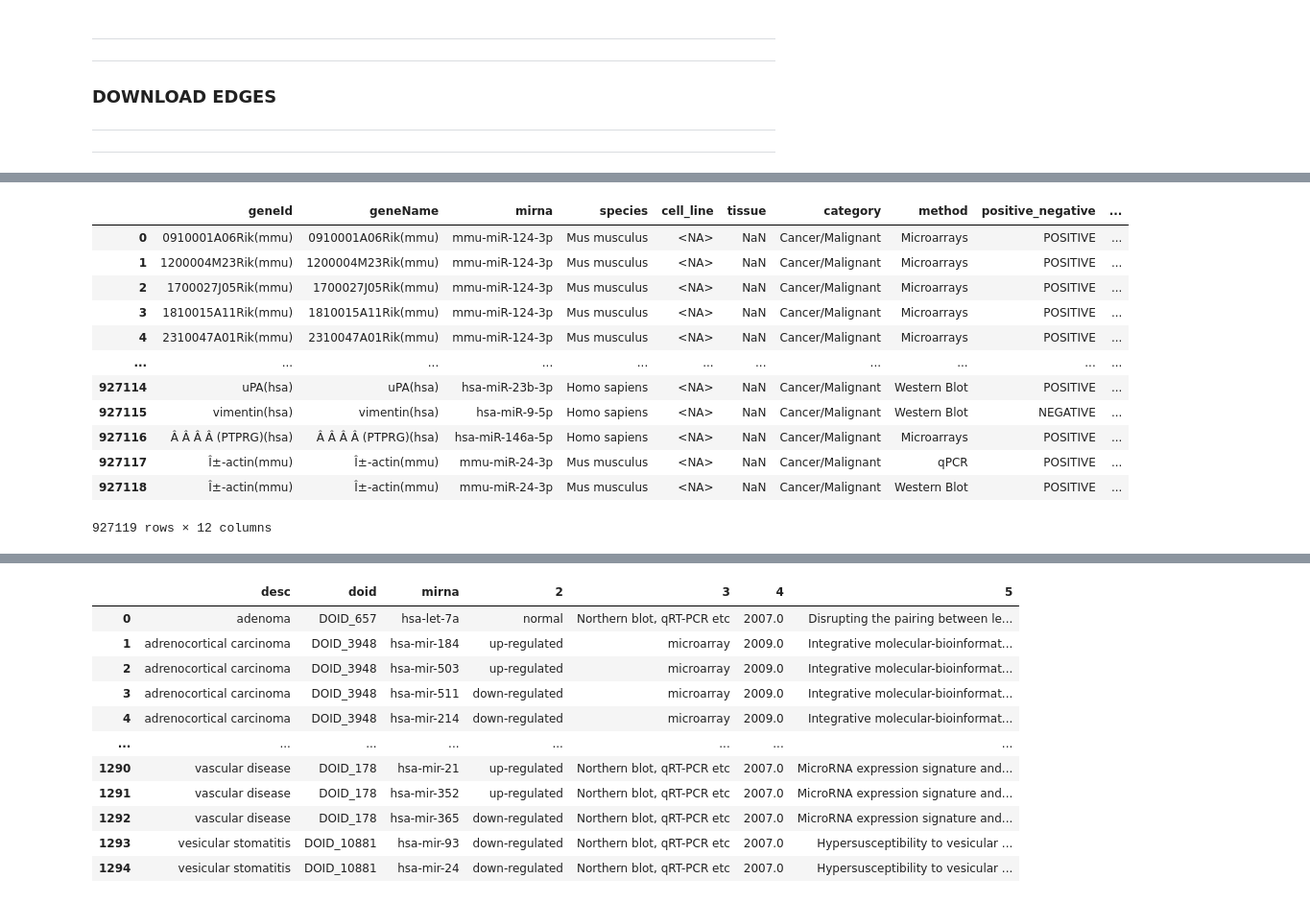
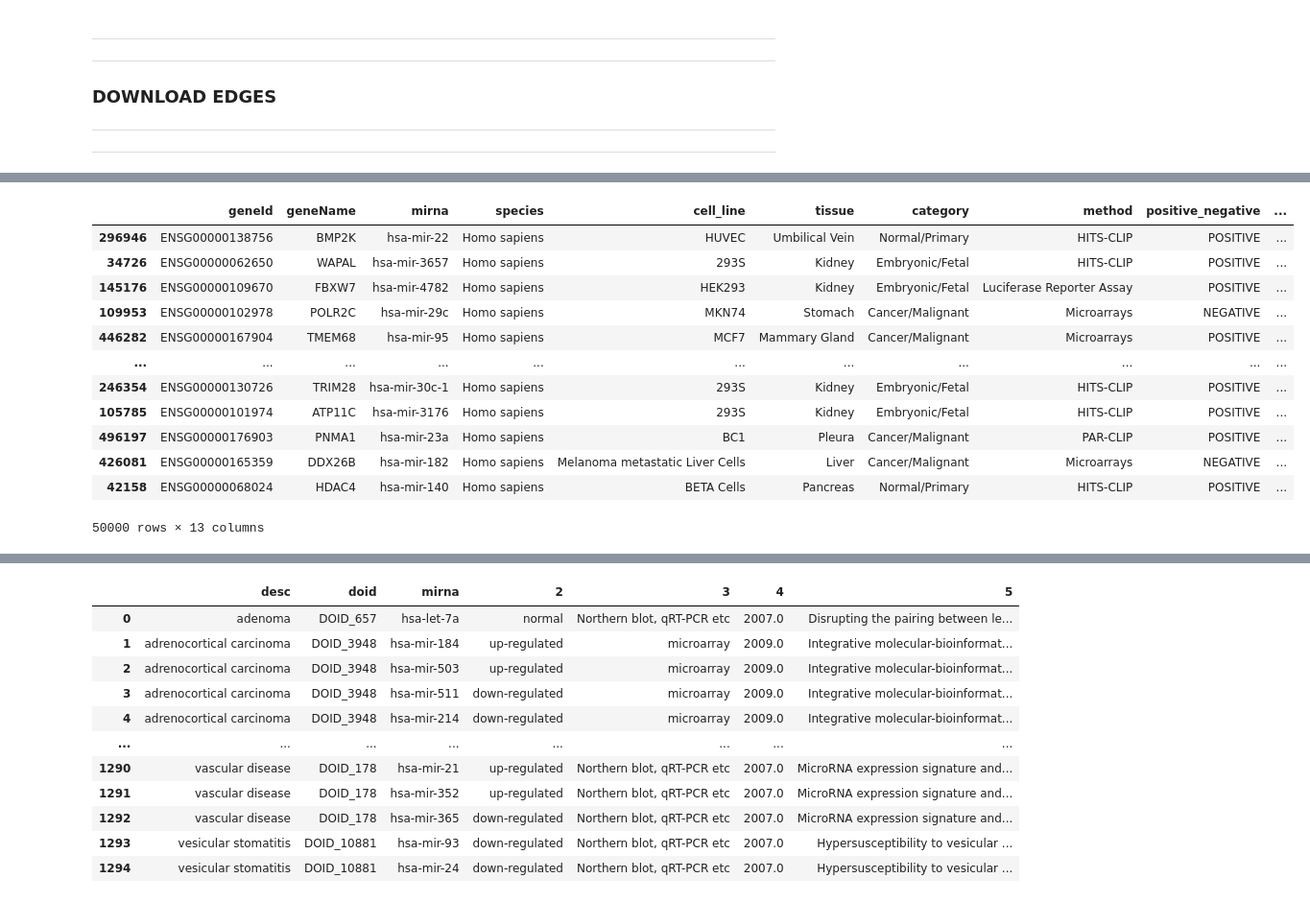
Before and after one commit to emanuelecavalleri/testRNA-KG, a Jupyter notebook: notebooks/RNA-KG_Preparation.ipynb, the cells around one changed output, grey strips where cells are left out. Shown at 96% size. Saved outputs shown, nothing was run; the diff lists cells and outputs as text; code cells hidden in the pictures.

```diff
--- a/notebooks/RNA-KG_Preparation.ipynb
+++ b/notebooks/RNA-KG_Preparation.ipynb
@@ -502,32 +439,33 @@ Downloading Gzipped Data from https://dianalab.e-ce.uth.gr/downloads/tarbase_v8_
-# %%
-with open(edge_data_location + 'gene-miRNA_TarBase_v8_download.txt') as f:
-    data = f.read()
-
-data = pd.read_csv(edge_data_location + 'gene-miRNA_TarBase_v8_download.txt', sep="\t", dtype={"cell_line": "string"})
-data
-# %% [output]
-|  | geneId | geneName | mirna | species | cell_line | tissue | category | method | positive_negative | ... |
-| 0 | 0910001A06Rik(mmu) | 0910001A06Rik(mmu) | mmu-miR-124-3p | Mus musculus | <NA> | NaN | Cancer/Malignant | Microarrays | POSITIVE | ... |
-| 1 | 1200004M23Rik(mmu) | 1200004M23Rik(mmu) | mmu-miR-124-3p | Mus musculus | <NA> | NaN | Cancer/Malignant | Microarrays | POSITIVE | ... |
-| 2 | 1700027J05Rik(mmu) | 1700027J05Rik(mmu) | mmu-miR-124-3p | Mus musculus | <NA> | NaN | Cancer/Malignant | Microarrays | POSITIVE | ... |
-| 3 | 1810015A11Rik(mmu) | 1810015A11Rik(mmu) | mmu-miR-124-3p | Mus musculus | <NA> | NaN | Cancer/Malignant | Microarrays | POSITIVE | ... |
-| 4 | 2310047A01Rik(mmu) | 2310047A01Rik(mmu) | mmu-miR-124-3p | Mus musculus | <NA> | NaN | Cancer/Malignant | Microarrays | POSITIVE | ... |
-| ... | ... | ... | ... | ... | ... | ... | ... | ... | ... | ... |
-| 927114 | uPA(hsa) | uPA(hsa) | hsa-miR-23b-3p | Homo sapiens | <NA> | NaN | Cancer/Malignant | Western Blot | POSITIVE | ... |
-| 927115 | vimentin(hsa) | vimentin(hsa) | hsa-miR-9-5p | Homo sapiens | <NA> | NaN | Cancer/Malignant | Western Blot | NEGATIVE | ... |
-| 927116 | Â Â Â Â (PTPRG)(hsa) | Â Â Â Â (PTPRG)(hsa) | hsa-miR-146a-5p | Homo sapiens | <NA> | NaN | Cancer/Malignant | Microarrays | POSITIVE | ... |
-| 927117 | Î±-actin(mmu) | Î±-actin(mmu) | mmu-miR-24-3p | Mus musculus | <NA> | NaN | Cancer/Malignant | qPCR | POSITIVE | ... |
-| 927118 | Î±-actin(mmu) | Î±-actin(mmu) | mmu-miR-24-3p | Mus musculus | <NA> | NaN | Cancer/Malignant | Western Blot | POSITIVE | ... |
-927119 rows × 12 columns
 # %%
-# For the time being, we keep only hsa rows
+# For the time being, we keep only Homo sapiens rows
 data = data[data['species'].str.contains("Homo sapiens")]
-# ignoring if a transcript is "3p" or "5p"
+
+# Moreover, we keep only 50k (random) rows to reduce input size
+data = data.sample(n=50000)
+
+# NCRO Ontology ignores if a transcript is "3p" or "5p", so we store this information as additional column
 data['p'] = data[data['mirna'].str.contains("p")]['mirna']
 data["p"] = data["p"].str[-2:]
 data["mirna"] = data["mirna"].str.replace(r'-3p$', '')
 data["mirna"] = data["mirna"].str.replace(r'-5p$', '')
 
-# For NCRO ids compatability
+# If you want to learn more about why we have 5p or 3p human miRNAs:
+# https://www.mirbase.org/blog/category/nomenclature/
+
+# Again, for NCRO IDs compatability
 data['mirna'] = data['mirna'].str.lower()
 data
+# %% [output]
+|  | geneId | geneName | mirna | species | cell_line | tissue | category | method | positive_negative | ... |
+| 296946 | ENSG00000138756 | BMP2K | hsa-mir-22 | Homo sapiens | HUVEC | Umbilical Vein | Normal/Primary | HITS-CLIP | POSITIVE | ... |
+| 34726 | ENSG00000062650 | WAPAL | hsa-mir-3657 | Homo sapiens | 293S | Kidney | Embryonic/Fetal | HITS-CLIP | POSITIVE | ... |
+| 145176 | ENSG00000109670 | FBXW7 | hsa-mir-4782 | Homo sapiens | HEK293 | Kidney | Embryonic/Fetal | Luciferase Reporter Assay | POSITIVE | ... |
+| 109953 | ENSG00000102978 | POLR2C | hsa-mir-29c | Homo sapiens | MKN74 | Stomach | Cancer/Malignant | Microarrays | NEGATIVE | ... |
+| 446282 | ENSG00000167904 | TMEM68 | hsa-mir-95 | Homo sapiens | MCF7 | Mammary Gland | Cancer/Malignant | Microarrays | POSITIVE | ... |
+| ... | ... | ... | ... | ... | ... | ... | ... | ... | ... | ... |
+| 246354 | ENSG00000130726 | TRIM28 | hsa-mir-30c-1 | Homo sapiens | 293S | Kidney | Embryonic/Fetal | HITS-CLIP | POSITIVE | ... |
+| 105785 | ENSG00000101974 | ATP11C | hsa-mir-3176 | Homo sapiens | 293S | Kidney | Embryonic/Fetal | HITS-CLIP | POSITIVE | ... |
+| 496197 | ENSG00000176903 | PNMA1 | hsa-mir-23a | Homo sapiens | BC1 | Pleura | Cancer/Malignant | PAR-CLIP | POSITIVE | ... |
+| 426081 | ENSG00000165359 | DDX26B | hsa-mir-182 | Homo sapiens | Melanoma metastatic Liver Cells | Liver | Cancer/Malignant | Microarrays | NEGATIVE | ... |
+| 42158 | ENSG00000068024 | HDAC4 | hsa-mir-140 | Homo sapiens | BETA Cells | Pancreas | Normal/Primary | HITS-CLIP | POSITIVE | ... |
+50000 rows × 13 columns
```
Also changed, not shown: parts of 49 cells of this notebook, 1 other file.
